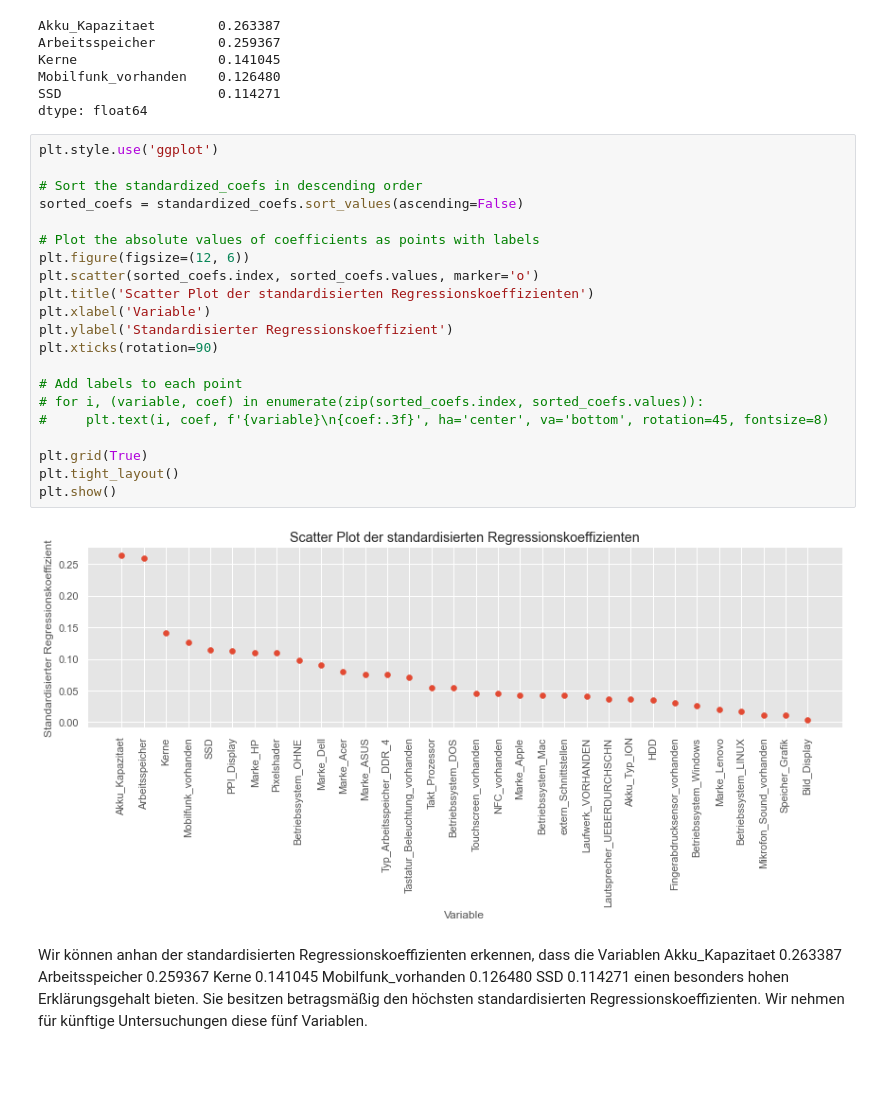
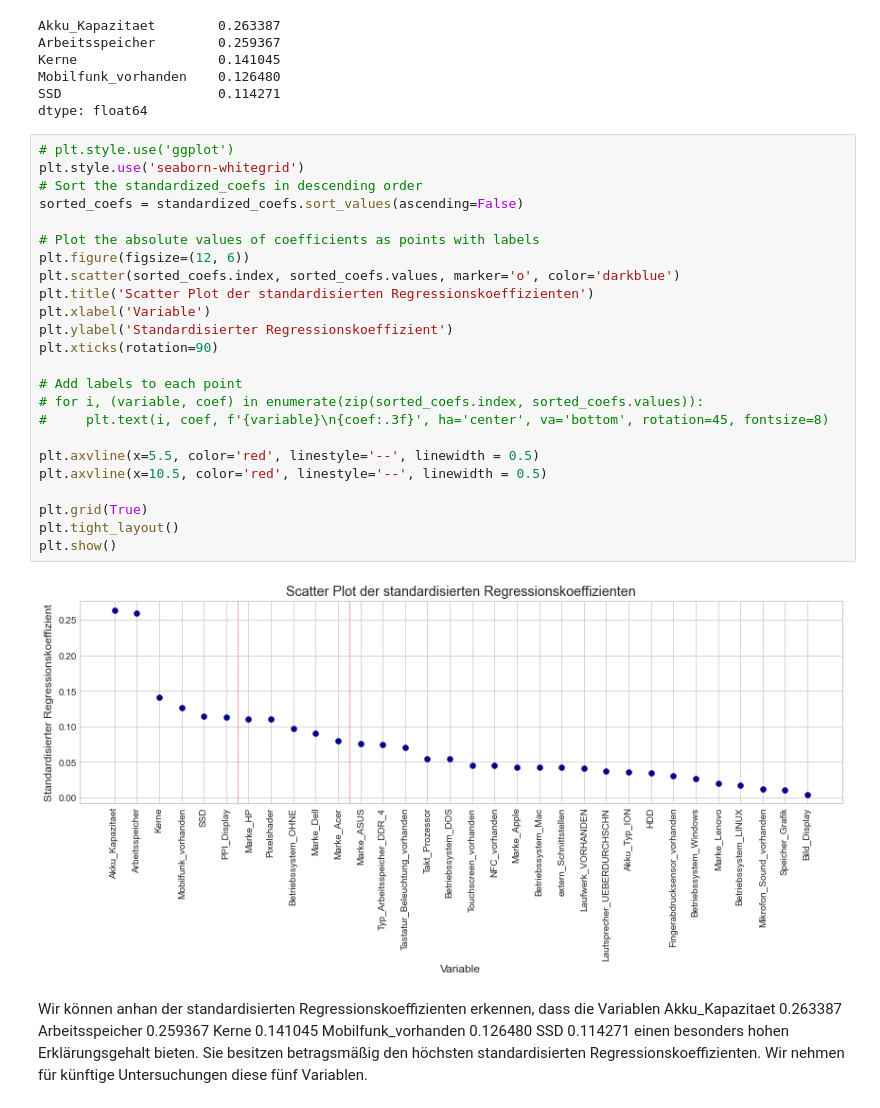
Before and after one commit to Zin9zan9/Stat_Seminar, a Jupyter notebook: ols_prep.ipynb, the cells around one changed output. Saved outputs shown, nothing was run; the diff lists cells and outputs as text; blank space fills up the shorter version.

```diff
--- a/ols_prep.ipynb
+++ b/ols_prep.ipynb
@@ -60,28 +81,31 @@ Mobilfunk_vorhanden    0.126480
 SSD                    0.114271
 dtype: float64
 # %%
-plt.style.use('ggplot')
-
+# plt.style.use('ggplot')
+plt.style.use('seaborn-whitegrid')
 # Sort the standardized_coefs in descending order
 sorted_coefs = standardized_coefs.sort_values(ascending=False)
 
 # Plot the absolute values of coefficients as points with labels
 plt.figure(figsize=(12, 6))
-plt.scatter(sorted_coefs.index, sorted_coefs.values, marker='o')
+plt.scatter(sorted_coefs.index, sorted_coefs.values, marker='o', color='darkblue')
 plt.title('Scatter Plot der standardisierten Regressionskoeffizienten')
 plt.xlabel('Variable')
 plt.ylabel('Standardisierter Regressionskoeffizient')
 plt.xticks(rotation=90)
 
 # Add labels to each point
 # for i, (variable, coef) in enumerate(zip(sorted_coefs.index, sorted_coefs.values)):
 #     plt.text(i, coef, f'{variable}\n{coef:.3f}', ha='center', va='bottom', rotation=45, fontsize=8)
 
+plt.axvline(x=5.5, color='red', linestyle='--', linewidth = 0.5)
+plt.axvline(x=10.5, color='red', linestyle='--', linewidth = 0.5)
+
 plt.grid(True)
 plt.tight_layout()
 plt.show()
 # %% [output]
-[figure, old version]
+[figure, new version]
 # %% [markdown]
 Wir können anhan der standardisierten Regressionskoeffizienten erkennen, dass die Variablen
 Akku_Kapazitaet        0.263387
```
Also changed, not shown: parts of 2 cells of this notebook, 4 other files.
